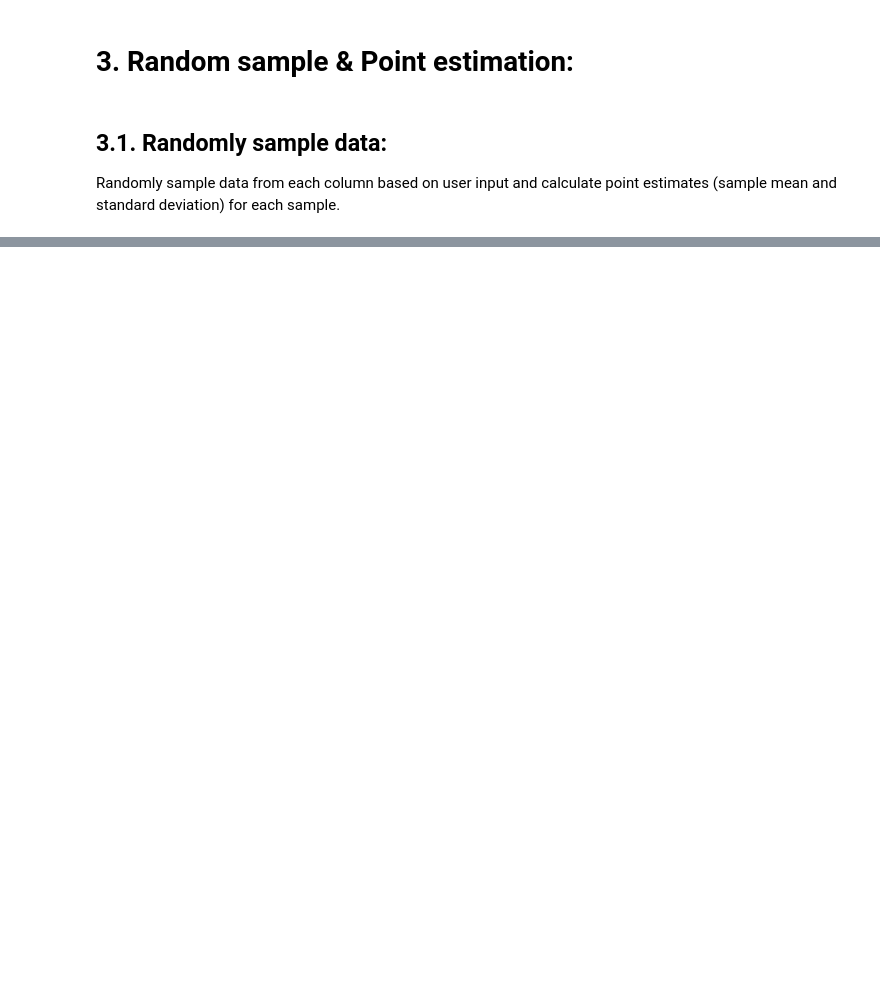
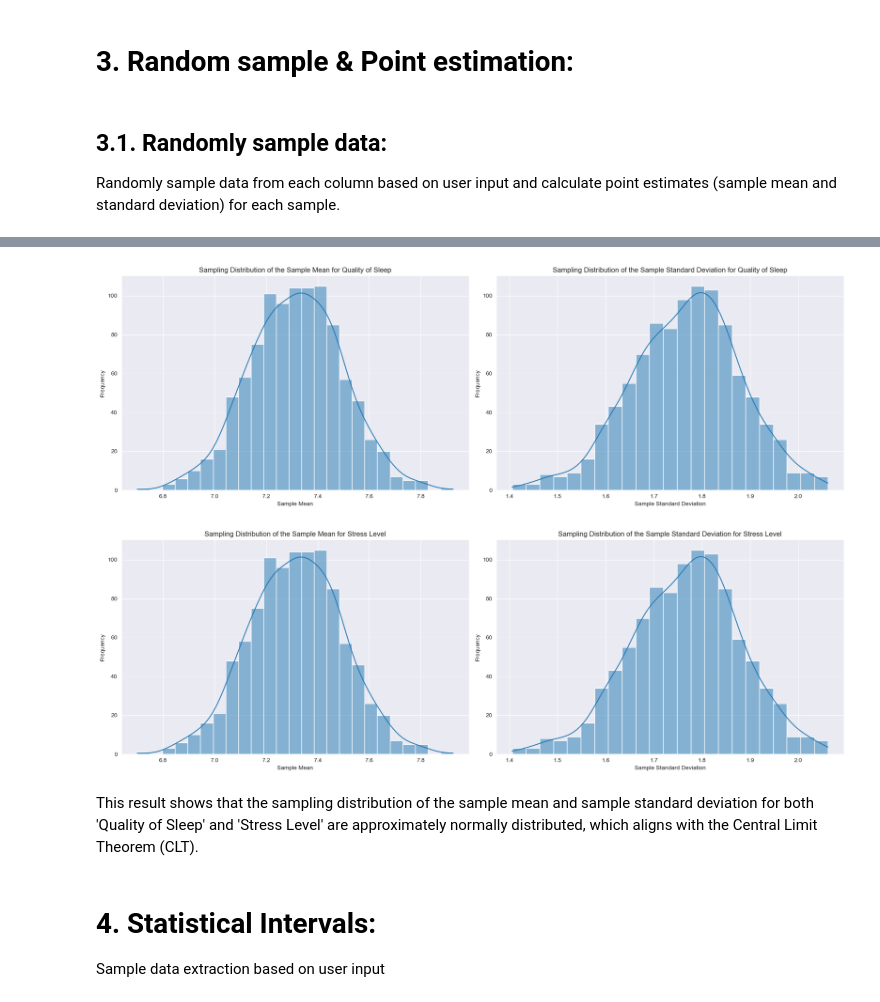
Before and after one commit to legiahanphamm/mas291, a Jupyter notebook: mas291/notebooks/main.ipynb, the cells around one changed output, grey strips where cells are left out. Drawn from its saved outputs; the diff is of its cells as text; code cells hidden in the pictures; blank space fills up the shorter version.

```diff
--- a/mas291/notebooks/main.ipynb
+++ b/mas291/notebooks/main.ipynb
@@ -338,0 +341,15 @@ Population Standard Deviation for Stress Level: 1.1969559197336044
+# %%
+def sampling_distribution(data, column, sample_size_n, num_samples=1000):
+    sample_means = []
+    sample_stds = []
+
+    for i in range(num_samples):
+        sample = randomly_sample_data(data, column, sample_size_n)
+        sample_means.append(sample.mean())
+        sample_stds.append(sample.std())
+
+    return pd.DataFrame({'Sample Mean': sample_means, 'Sample Standard Deviation': sample_stds})
+
+# Create sampling distributions for each column
+sampling_dist_qos = sampling_distribution(data_df, 'Quality of Sleep', n)
+sampling_dist_sl = sampling_distribution(data_df, 'Stress Level', n)
@@ -338,0 +388,40 @@ Population Standard Deviation for Stress Level: 1.1969559197336044
+# %%
+# Plot the sampling distributions for col1
+fig, axs = plt.subplots(1, 2, figsize=(18, 6))
+
+sns.histplot(sampling_dist_qos['Sample Mean'], kde=True, ax=axs[0])
+axs[0].set_title(f'Sampling Distribution of the Sample Mean for Quality of Sleep')
+axs[0].set_xlabel('Sample Mean')
+axs[0].set_ylabel('Frequency')
+
+sns.histplot(sampling_dist_sl['Sample Standard Deviation'], kde=True, ax=axs[1])
+axs[1].set_title(f'Sampling Distribution of the Sample Standard Deviation for Quality of Sleep')
+axs[1].set_xlabel('Sample Standard Deviation')
+axs[1].set_ylabel('Frequency')
+
+plt.tight_layout()
+plt.show()
+
+# Plot the sampling distributions for col2
+fig, axs = plt.subplots(1, 2, figsize=(18, 6))
+
+sns.histplot(sampling_dist_qos['Sample Mean'], kde=True, ax=axs[0])
+axs[0].set_title(f'Sampling Distribution of the Sample Mean for Stress Level')
+axs[0].set_xlabel('Sample Mean')
+axs[0].set_ylabel('Frequency')
+
+sns.histplot(sampling_dist_sl['Sample Standard Deviation'], kde=True, ax=axs[1])
+axs[1].set_title(f'Sampling Distribution of the Sample Standard Deviation for Stress Level')
+axs[1].set_xlabel('Sample Standard Deviation')
+axs[1].set_ylabel('Frequency')
+
+plt.tight_layout()
+plt.show()
+# %% [output]
+[figure, added]
+[figure, added]
+# %% [markdown]
+This result shows that the sampling distribution of the sample mean and sample standard deviation for both 'Quality of Sleep' and 'Stress Level' are approximately normally distributed, which aligns with the Central Limit Theorem (CLT).
+# %% [markdown]
+# 4. Statistical Intervals:
+Sample data extraction based on user input
```
Also changed, not shown: parts of 23 cells of this notebook, 3 other files.
